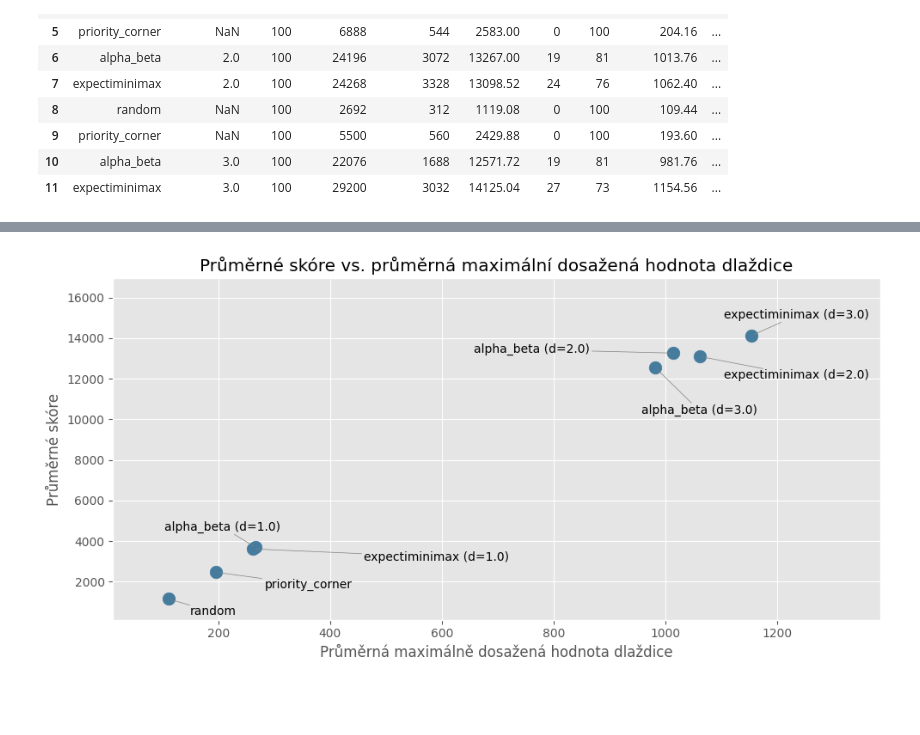
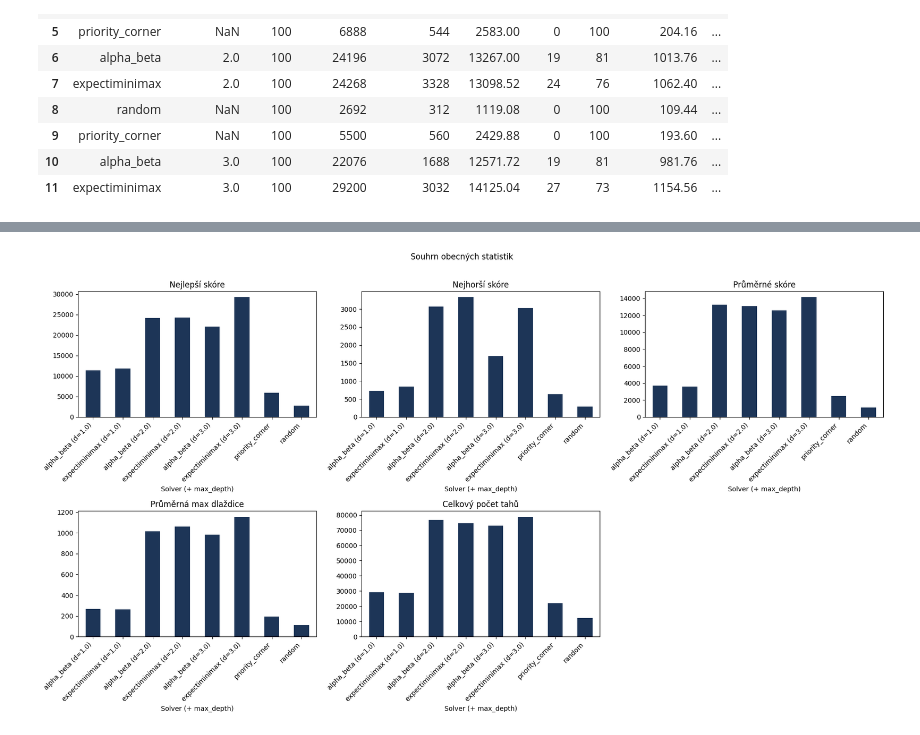
Before and after one commit to novosadkry/UTB-AP6UI-2048, a Jupyter notebook: plot_results.ipynb, the cells around one changed output, grey strips where cells are left out. Saved outputs shown, nothing was run; the diff lists cells and outputs as text; code cells hidden in the pictures; blank space fills up the shorter version.

Commit message:
chore: more graphs

```diff
--- a/plot_results.ipynb
+++ b/plot_results.ipynb
@@ -54,9 +38,0 @@ df = df.drop_duplicates(subset=["solver_label"])
-# %%
-ax = df.sort_values("avg_score", ascending=False).plot(
-    kind="bar", x="solver_label", y="avg_score", legend=False, figsize=(12, 5), color="#2a9d8f"
-)
-ax.set_title("Průměrné skóre za 100 her")
-ax.set_xlabel("Solver (+ max_depth)")
-plt.xticks(rotation=45, ha="right")
-plt.tight_layout()
-plt.show()
@@ -65,10 +38,0 @@ plt.show()
-# %%
-ax = df.set_index("solver_label")[["wins", "losses"]].plot(
-    kind="bar", figsize=(12, 5), color=["#264653", "#e76f51"]
-)
-ax.invert_xaxis()
-ax.set_title("Výhry a prohry za 100 her")
-ax.set_xlabel("Solver (+ max_depth)")
-plt.xticks(rotation=45, ha="right")
-plt.tight_layout()
-plt.show()
@@ -77,29 +39,57 @@ plt.show()
 # %%
-fig, ax = plt.subplots(figsize=(10, 5))
-ax.scatter(df["avg_max_tile"], df["avg_score"], s=110, c="#457b9d")
+summary_cols = [
+    "solver_label",
+    "source_file",
+    "solver",
+    "max_depth",
+    "games",
+    "avg_score",
+    "best_score",
+    "worst_score",
+    "wins",
+    "losses",
+    "avg_max_tile",
+]
+df[summary_cols].sort_values(["solver_label"], ascending=[True])
+df = df.drop_duplicates(subset=["solver_label"])
 
-texts = []
+metric_labels = {
+    "best_score": "Nejlepší skóre",
+    "worst_score": "Nejhorší skóre",
+    "avg_score": "Průměrné skóre",
+    "avg_max_tile": "Průměrná max dlaždice",
+    "total_moves": "Celkový počet tahů",
+}
 
-for _, row in df.iterrows():
-    depth_part = f" d={row['max_depth']}" if pd.notna(row["max_depth"]) else ""
-    label = f"{row['solver_label']}"
-    t = ax.text(row["avg_max_tile"], row["avg_score"], label)
-    texts.append(t)
+plot_df = df.sort_values(["max_depth", "solver"], na_position="last")
+single_metrics = [m for m in metric_labels if m in plot_df.columns]
+plot_count = len(single_metrics)
 
-ax.set_title("Průměrné skóre vs. průměrná maximální dosažená hodnota dlaždice")
-ax.set_xlabel("Průměrná maximálně dosažená hodnota dlaždice")
-ax.set_ylabel("Průměrné skóre")
+ncols = 3
+nrows = max(1, (plot_count + ncols - 1) // ncols)
+fig, axes = plt.subplots(nrows=nrows, ncols=ncols, figsize=(18, 5 * nrows), squeeze=False)
 
-ax.set_xlim(right=df["avg_max_tile"].max() * 1.2, left=df["avg_max_tile"].min() * 0.1)
-ax.set_ylim(top=df["avg_score"].max() * 1.2, bottom=df["avg_score"].min() * 0.1)
+def style_axis(ax, title):
+    ax.set_title(title)
+    ax.set_xlabel("Solver (+ max_depth)")
+    ax.tick_params(axis="x", labelrotation=45)
+    for lbl in ax.get_xticklabels():
+        lbl.set_ha("right")
 
-ax.margins(x=0.15, y=0.15)
+plot_idx = 0
+for metric in single_metrics:
+    ax = axes[plot_idx // ncols][plot_idx % ncols]
+    plot_df.set_index("solver_label")[metric].plot(
+        kind="bar", ax=ax, legend=False, color="#1d3557"
+    )
+    style_axis(ax, metric_labels[metric])
+    plot_idx += 1
 
-adjust_text(texts,
-            arrowprops=dict(arrowstyle="-", color='gray', lw=0.5),
-            expand=(2, 2))
+for idx in range(plot_idx, nrows * ncols):
+    axes[idx // ncols][idx % ncols].set_visible(False)
 
-plt.tight_layout()
+fig.suptitle("Souhrn obecných statistik")
+fig.tight_layout(rect=[0, 0, 1, 0.97])
 plt.show()
 # %% [output]
-[figure, old version]
+[figure, new version]
```
Also changed, not shown: parts of 5 cells of this notebook.
